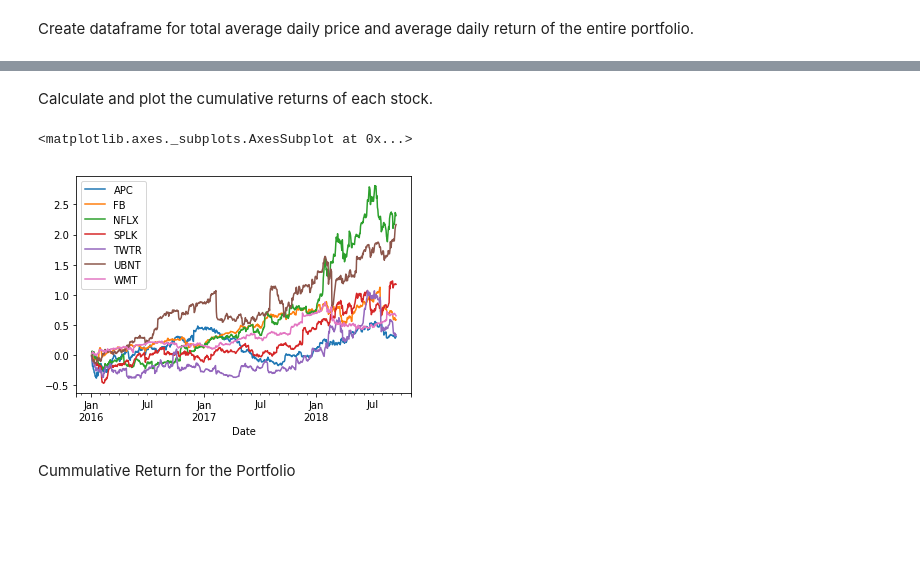
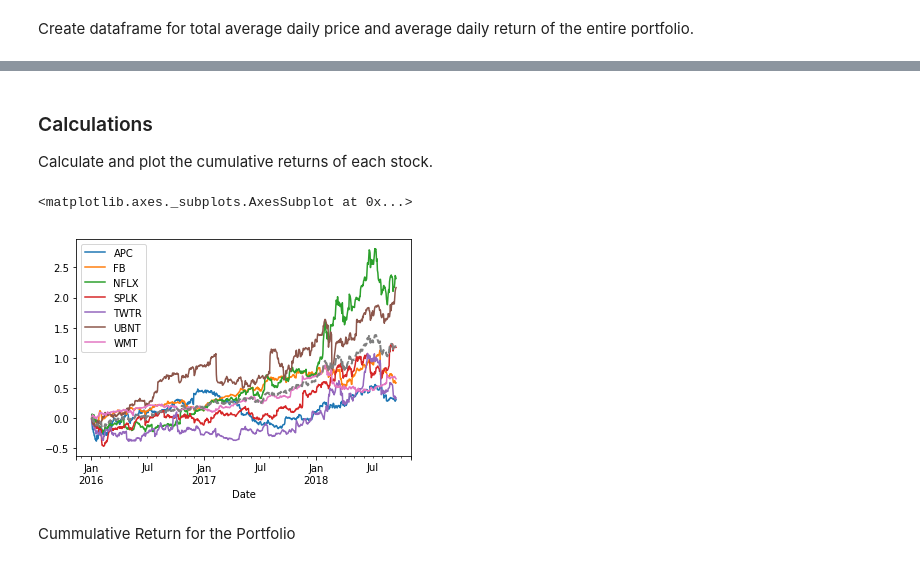
Before and after one commit to georgesturrock/7333_CS4, a Jupyter notebook: SignalFrontier.ipynb, the cells around one changed output, grey strips where cells are left out. Cells and saved outputs as stored; diff of their text form; code cells hidden in the pictures; blank space fills up the shorter version.

```diff
--- a/SignalFrontier.ipynb
+++ b/SignalFrontier.ipynb
@@ -110,14 +112,15 @@ Name: Adj Close, dtype: float64
 # %%
 plt.close('all')
 # %% [markdown]
+### Calculations
 Calculate and plot the cumulative returns of each stock.
-# %%
-px = px.asfreq('B').fillna(method='pad')
-rets = px.pct_change()
-((1 + rets).cumprod() - 1).plot()
-# %% [output]
-<matplotlib.axes._subplots.AxesSubplot at 0x...>
-[figure, removed]
+# %%
+
+((1 + rets).cumprod() - 1).plot()
+((1 + pxTotRet).cumprod() - 1).plot(linestyle='--', label="Portfolio", linewidth = 2)
+# %% [output]
+<matplotlib.axes._subplots.AxesSubplot at 0x...>
+[figure, added]
 # %% [markdown]
 Cummulative Return for the Portfolio
 # %%
```
Also changed, not shown: parts of 25 cells of this notebook.
